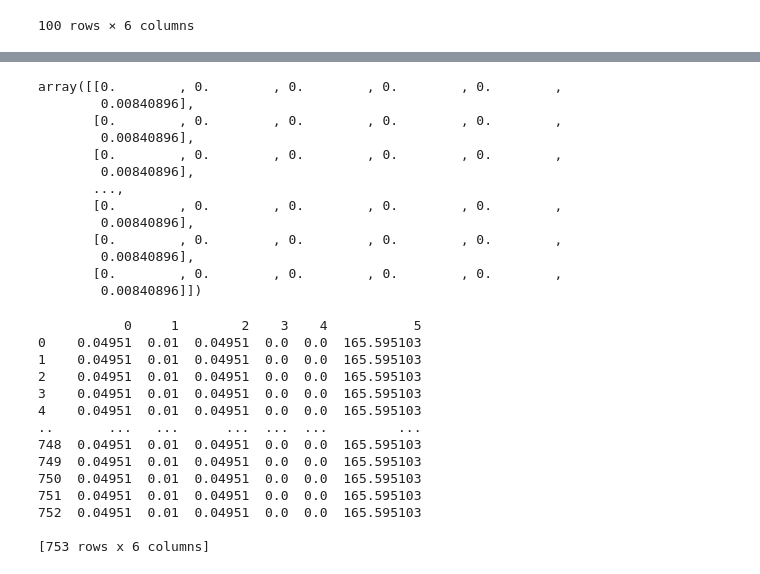
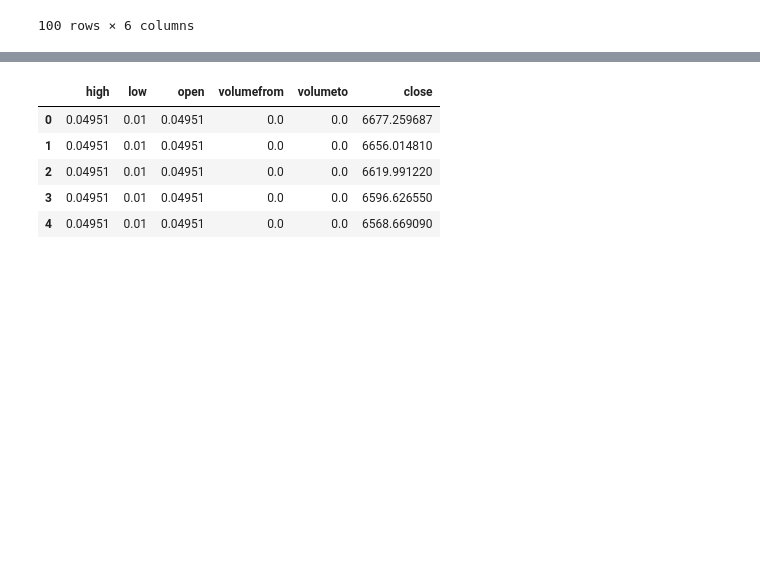
Before and after one commit to Lehel44/crpyto-AI, a Jupyter notebook: Predict_BitCoin.ipynb, the cells around one changed output, grey strips where cells are left out. Saved outputs shown, nothing was run; the diff lists cells and outputs as text; code cells hidden in the pictures; blank space fills up the shorter version.

```diff
--- a/Predict_BitCoin.ipynb
+++ b/Predict_BitCoin.ipynb
@@ -82,29 +75,18 @@ MinMaxScaler(copy=True, feature_range=(0, 1))
 # %%
-def normalise_zero_base(df):
-    return df / df.iloc[0][0] - 1
-
-def normalise_min_max(df):
-    return (df - df.min()) / (data.max() - df.min())
-
-def extract_window_data(df, window_len=5, zero_base=True):
+def extract_window_data(df, window_len=5):
     window_data = []
     for idx in range(len(df) - window_len):
         tmp = df[idx: (idx + window_len)].copy()
-        if zero_base:
-            tmp = normalise_zero_base(tmp)
         window_data.append(tmp.values)
 
     return np.array(window_data)
 
-def prepare_data(df, target_col, window_len=10, zero_base=True, test_size=0.2):
+def prepare_data(df, target_col, window_len=10, test_size=0.2):
     train_data, test_data = train_test_split(df, test_size=test_size)
-    X_train = extract_window_data(train_data, window_len, zero_base)
-    X_test = extract_window_data(test_data, window_len, zero_base)
+    X_train = extract_window_data(train_data, window_len)
+    X_test = extract_window_data(test_data, window_len)
     y_train = train_data[target_col][window_len:].values
     y_test = test_data[target_col][window_len:].values
-    if zero_base:
-        y_train = y_train / train_data[target_col][:-window_len].values - 1
-        y_test = y_test / test_data[target_col][:-window_len].values - 1
 
     return train_data, test_data, X_train, X_test, y_train, y_test
 
@@ -172,45 +135,19 @@ array([[0.00288807]], dtype=float32)
 # %%
-targets = test[target_col][window_len:]
 preds = model.predict(X_test).squeeze()
 
-#display(preds.shape[0])
 arr = np.zeros([preds.shape[0], 6])
 arr[:, 5] = preds
-display(arr)
-#display(arr.shape)
 
 res = scaler.inverse_transform(arr)
 
-df_res = pd.DataFrame(res)
+df_res = pd.DataFrame(res, columns=df.columns)
 
-print(df_res)
-#mean_absolute_error(preds, y_test)
+df_res.head()
 # %% [output]
-array([[0.        , 0.        , 0.        , 0.        , 0.        ,
-        0.00840896],
-       [0.        , 0.        , 0.        , 0.        , 0.        ,
-        0.00840896],
-       [0.        , 0.        , 0.        , 0.        , 0.        ,
-        0.00840896],
-       ...,
-       [0.        , 0.        , 0.        , 0.        , 0.        ,
-        0.00840896],
-       [0.        , 0.        , 0.        , 0.        , 0.        ,
-        0.00840896],
-       [0.        , 0.        , 0.        , 0.        , 0.        ,
-        0.00840896]])
-           0     1        2    3    4           5
-0    0.04951  0.01  0.04951  0.0  0.0  165.595103
-1    0.04951  0.01  0.04951  0.0  0.0  165.595103
-2    0.04951  0.01  0.04951  0.0  0.0  165.595103
-3    0.04951  0.01  0.04951  0.0  0.0  165.595103
-4    0.04951  0.01  0.04951  0.0  0.0  165.595103
-..       ...   ...      ...  ...  ...         ...
-748  0.04951  0.01  0.04951  0.0  0.0  165.595103
-749  0.04951  0.01  0.04951  0.0  0.0  165.595103
-750  0.04951  0.01  0.04951  0.0  0.0  165.595103
-751  0.04951  0.01  0.04951  0.0  0.0  165.595103
-752  0.04951  0.01  0.04951  0.0  0.0  165.595103
-
-[753 rows x 6 columns]
+|  | high | low | open | volumefrom | volumeto | close |
+| 0 | 0.04951 | 0.01 | 0.04951 | 0.0 | 0.0 | 6677.259687 |
+| 1 | 0.04951 | 0.01 | 0.04951 | 0.0 | 0.0 | 6656.014810 |
+| 2 | 0.04951 | 0.01 | 0.04951 | 0.0 | 0.0 | 6619.991220 |
+| 3 | 0.04951 | 0.01 | 0.04951 | 0.0 | 0.0 | 6596.626550 |
+| 4 | 0.04951 | 0.01 | 0.04951 | 0.0 | 0.0 | 6568.669090 |
 # %%
```
Also changed, not shown: parts of 12 cells of this notebook.
